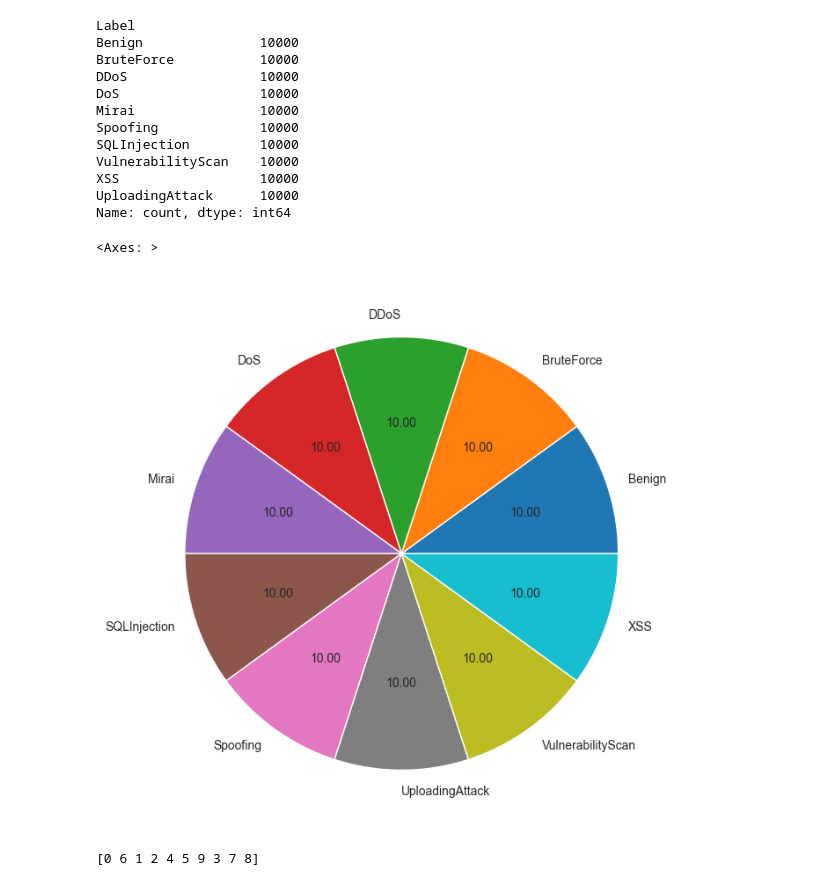
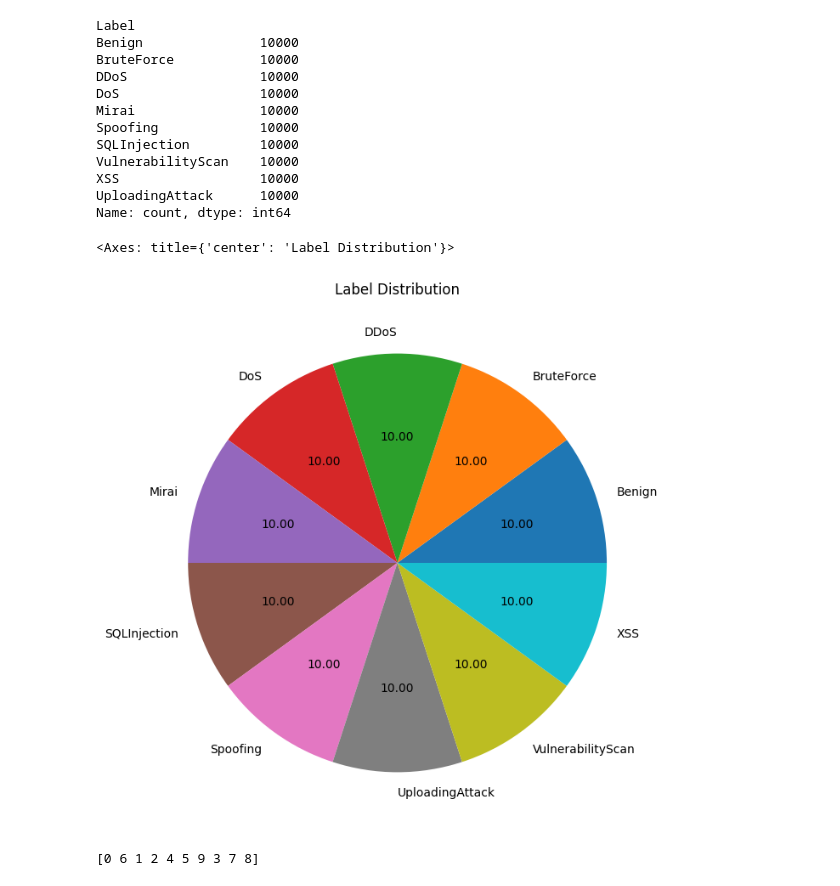
Before and after one commit to Hongwei-Z/Federated-Learning-IoT-IDS, a Jupyter notebook: DatasetPreprocessing.ipynb, the cells around one changed output. Cells and saved outputs as stored; diff of their text form; code cells hidden in the pictures.

```diff
--- a/DatasetPreprocessing.ipynb
+++ b/DatasetPreprocessing.ipynb
@@ -202,10 +198,11 @@ XSS                  10000
 UploadingAttack      10000
 Name: count, dtype: int64
 # %%
+plt.title("Label Distribution")
 processed_data.groupby('Label').size().plot(kind='pie', autopct='%.2f', figsize=(8,8))
 # %% [output]
-<Axes: >
+<Axes: title={'center': 'Label Distribution'}>
-[figure, old version]
+[figure, new version]
 # %%
 # Encode the labels
 category_mapping = {
```
Also changed, not shown: parts of 9 cells of this notebook, 4 other files.
